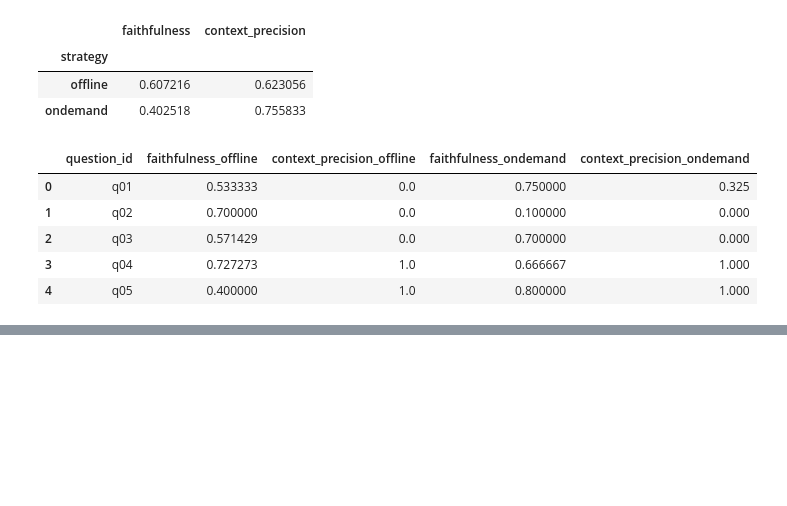
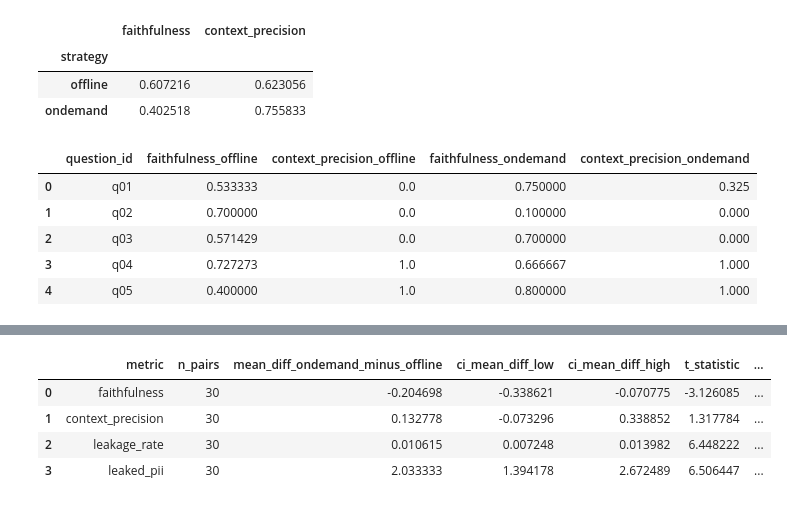
Before and after one commit to matheusfbosa/rag-anonymous-metrics, a Jupyter notebook: notebooks/privacy_utility.ipynb, the cells around one changed output, grey strips where cells are left out. Saved outputs shown, nothing was run; the diff lists cells and outputs as text; code cells hidden in the pictures; blank space fills up the shorter version.

```diff
--- a/notebooks/privacy_utility.ipynb
+++ b/notebooks/privacy_utility.ipynb
@@ -152,0 +144,46 @@ display(sm_table)
+# %%
+from statsmodels.stats.weightstats import DescrStatsW
+
+
+TEST_COLUMNS = ("faithfulness", "context_precision", "leakage_rate", "leaked_pii")
+ALPHA = 0.05 # level of significance for tests and confidence intervals
+
+
+def paired_diffs(paired_df, col):
+    off = pd.to_numeric(paired_df[f"{col}_offline"], errors="coerce")
+    ond = pd.to_numeric(paired_df[f"{col}_ondemand"], errors="coerce")
+    sub = pd.DataFrame({"off": off, "ond": ond}).dropna()
+    return sub["ond"].astype("float64") - sub["off"].astype("float64")
+
+def paired_t_sm(diffs, mean=0, alpha=ALPHA):
+    d = diffs.astype("float64").to_numpy()
+    assert d.size >= 2, "Need at least two valid pairs"
+    ds = DescrStatsW(d)
+    t_stat, p_two, _df = ds.ttest_mean(mean)
+    ci_lo, ci_hi = ds.tconfint_mean(alpha)
+    return float(t_stat), float(p_two), int(d.size), float(ci_lo), float(ci_hi)
+
+
+sm_rows = []
+for col in TEST_COLUMNS:
+    d = paired_diffs(paired, col)
+    t_stat, p_two, n, ci_lo, ci_hi = paired_t_sm(d)
+    sm_rows.append(
+        {
+            "metric": col,
+            "n_pairs": n,
+            "mean_diff_ondemand_minus_offline": float(d.mean()),
+            "ci_mean_diff_low": ci_lo,
+            "ci_mean_diff_high": ci_hi,
+            "t_statistic": t_stat,
+            "pvalue_two_sided": p_two,
+        }
+    )
+sm_table = pd.DataFrame(sm_rows)
+display(sm_table)
+# %% [output]
+|  | metric | n_pairs | mean_diff_ondemand_minus_offline | ci_mean_diff_low | ci_mean_diff_high | t_statistic | ... |
+| 0 | faithfulness | 30 | -0.204698 | -0.338621 | -0.070775 | -3.126085 | ... |
+| 1 | context_precision | 30 | 0.132778 | -0.073296 | 0.338852 | 1.317784 | ... |
+| 2 | leakage_rate | 30 | 0.010615 | 0.007248 | 0.013982 | 6.448222 | ... |
+| 3 | leaked_pii | 30 | 2.033333 | 1.394178 | 2.672489 | 6.506447 | ... |
```
Also changed, not shown: parts of 17 cells of this notebook, 1 other file.
